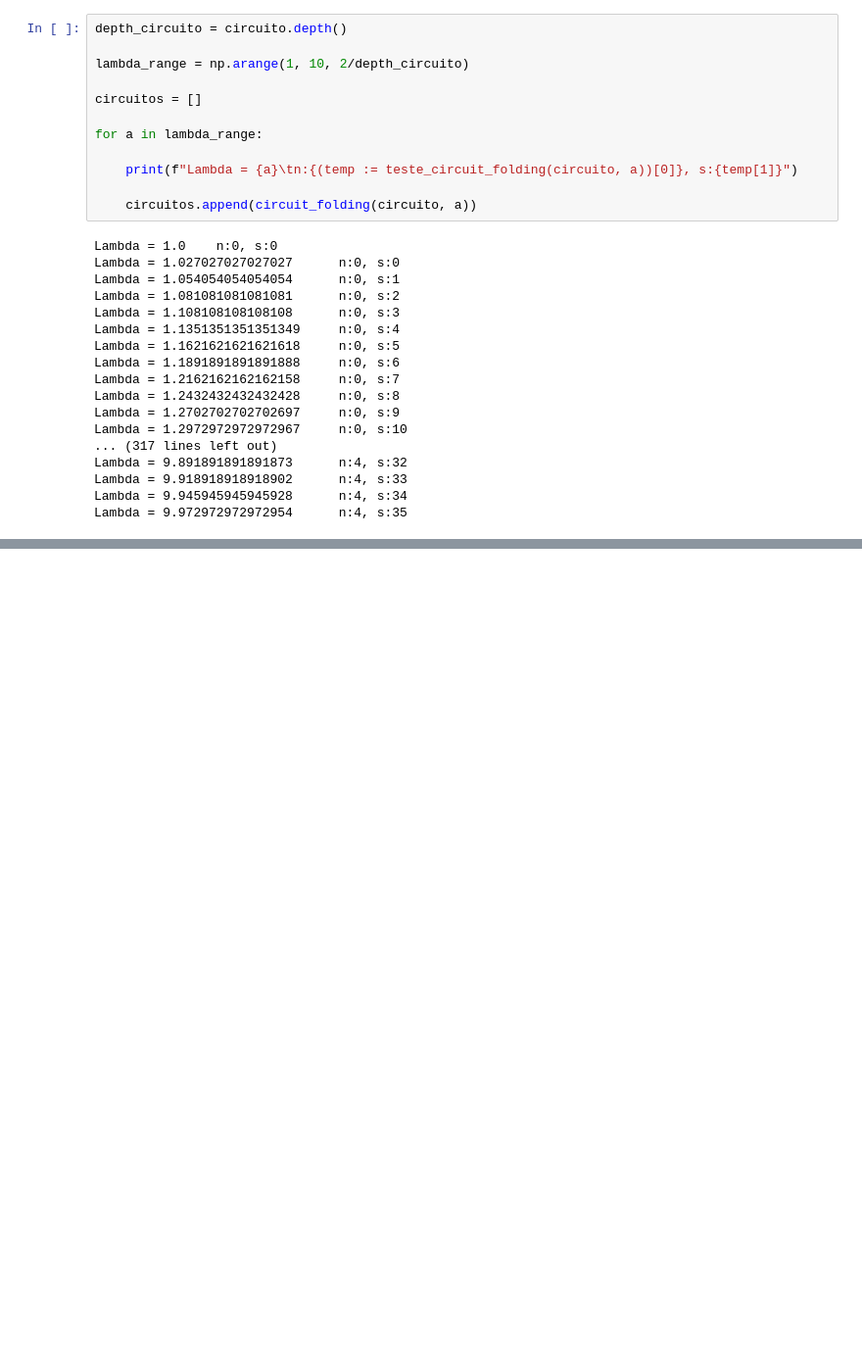
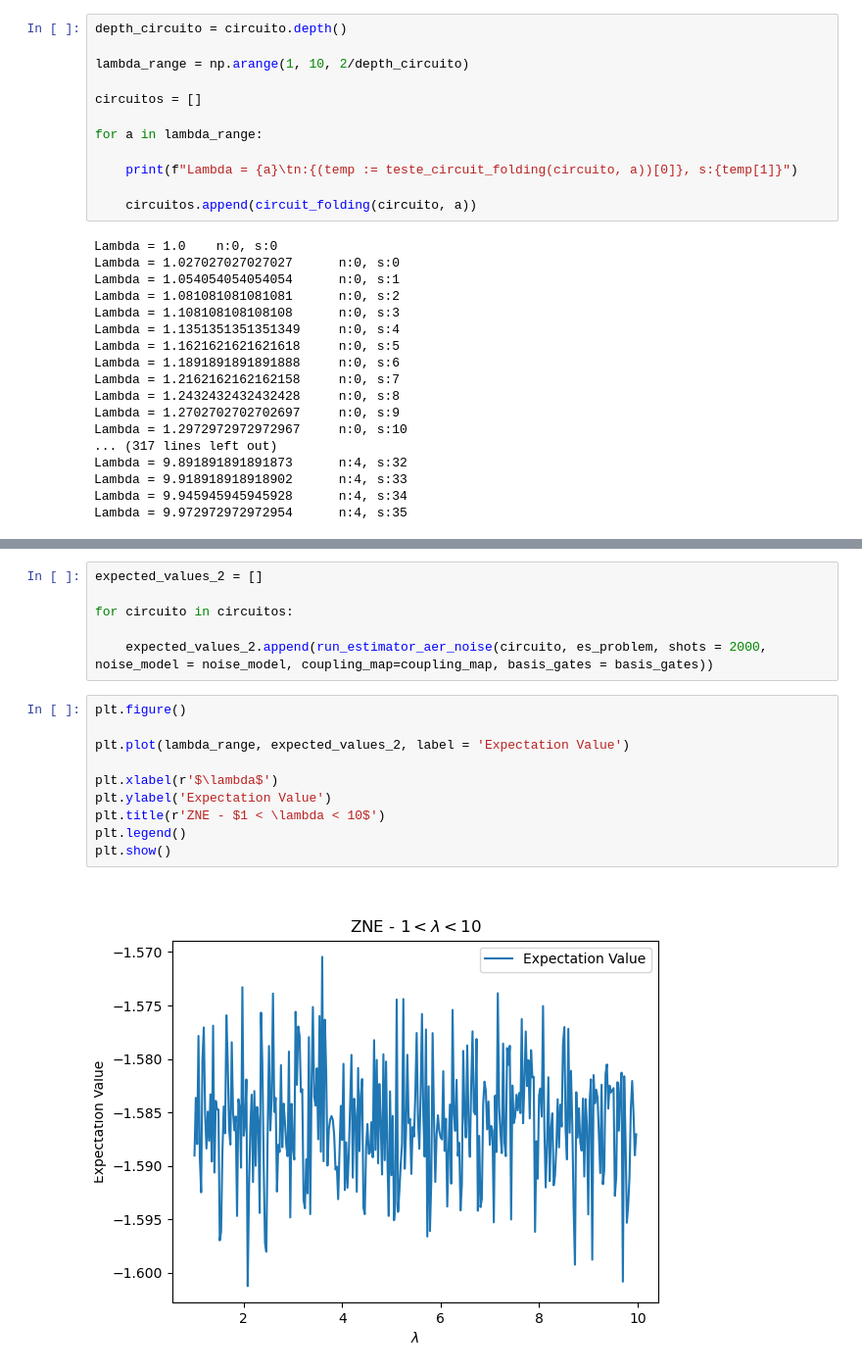
Before and after one commit to Gtortoretto/Quantum-Computing, a Jupyter notebook: AWS/Gabriel/GroundState6 - ZNE/main.ipynb, the cells around one changed output, grey strips where cells are left out. Shown at 98% size. Drawn from its saved outputs; the diff is of its cells as text; blank space fills up the shorter version.

```diff
--- a/AWS/Gabriel/GroundState6 - ZNE/main.ipynb
+++ b/AWS/Gabriel/GroundState6 - ZNE/main.ipynb
@@ -524,0 +531,18 @@ plt.show()
+# %%
+expected_values_2 = []
+
+for circuito in circuitos:
+
+    expected_values_2.append(run_estimator_aer_noise(circuito, es_problem, shots = 2000, noise_model = noise_model, coupling_map=coupling_map, basis_gates = basis_gates))
+# %%
+plt.figure()
+
+plt.plot(lambda_range, expected_values_2, label = 'Expectation Value')
+
+plt.xlabel(r'$\lambda$')
+plt.ylabel('Expectation Value')
+plt.title(r'ZNE - $1 < \lambda < 10$')
+plt.legend()
+plt.show()
+# %% [output]
+[figure, added]
```
Also changed, not shown: parts of 17 cells of this notebook, 18 other files.
